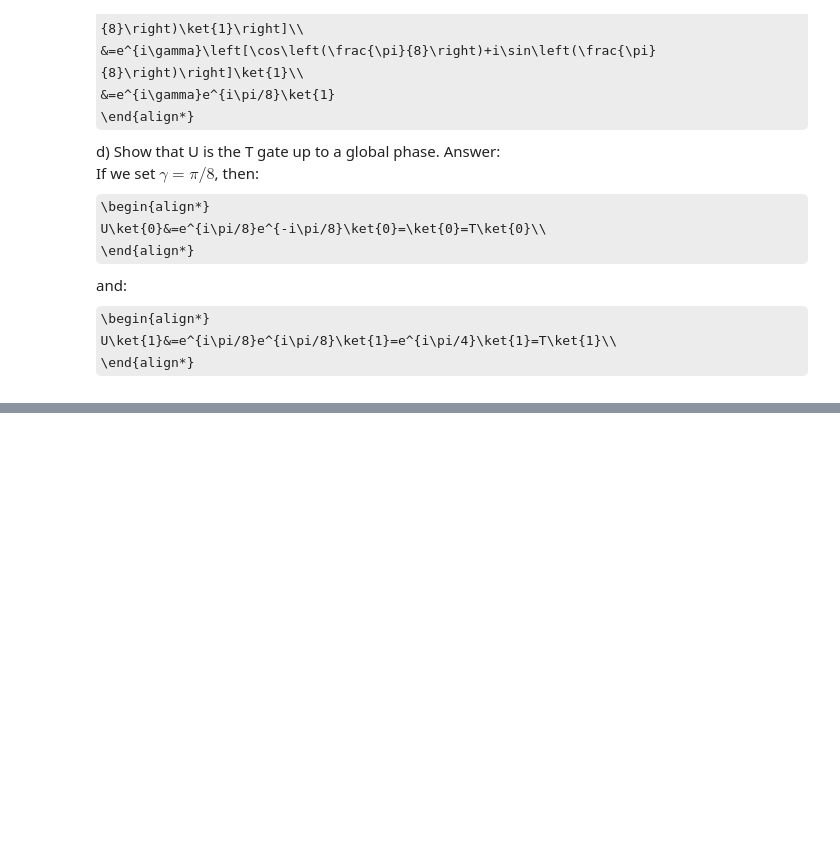
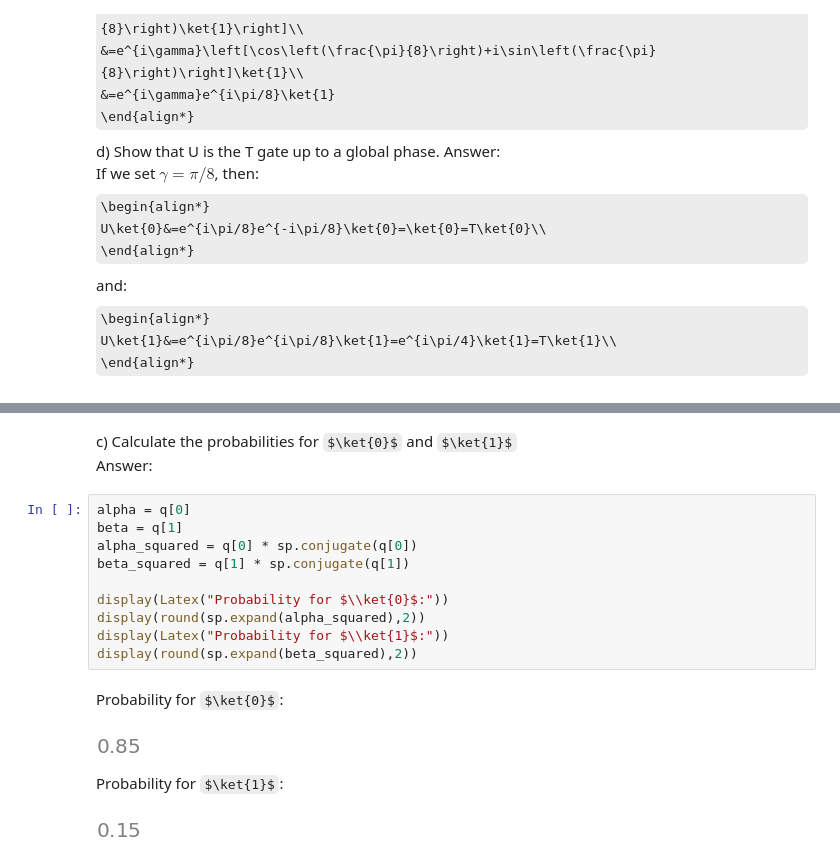
Before and after one commit to Artuk009/QuantumComputing, a Jupyter notebook: PracticeProblems_TWong/Chapter2.ipynb, the cells around one changed output, grey strips where cells are left out. Saved outputs shown, nothing was run; the diff lists cells and outputs as text; some formulas as TeX source; blank space fills up the shorter version.

```diff
--- a/PracticeProblems_TWong/Chapter2.ipynb
+++ b/PracticeProblems_TWong/Chapter2.ipynb
@@ -680,0 +783,18 @@ U\ket{1}&=e^{i\pi/8}e^{i\pi/8}\ket{1}=e^{i\pi/4}\ket{1}=T\ket{1}\\
+# %% [markdown]
+c) Calculate the probabilities for $\ket{0}$ and $\ket{1}$<br>
+Answer:
+# %%
+alpha = q[0]
+beta = q[1]
+alpha_squared = q[0] * sp.conjugate(q[0])
+beta_squared = q[1] * sp.conjugate(q[1])
+
+display(Latex("Probability for $\\ket{0}$:"))
+display(round(sp.expand(alpha_squared),2))
+display(Latex("Probability for $\\ket{1}$:"))
+display(round(sp.expand(beta_squared),2))
+# %% [output]
+Probability for $\ket{0}$:
+[figure, added]
+Probability for $\ket{1}$:
+[figure, added]
```
Also changed, not shown: parts of 8 cells of this notebook.
